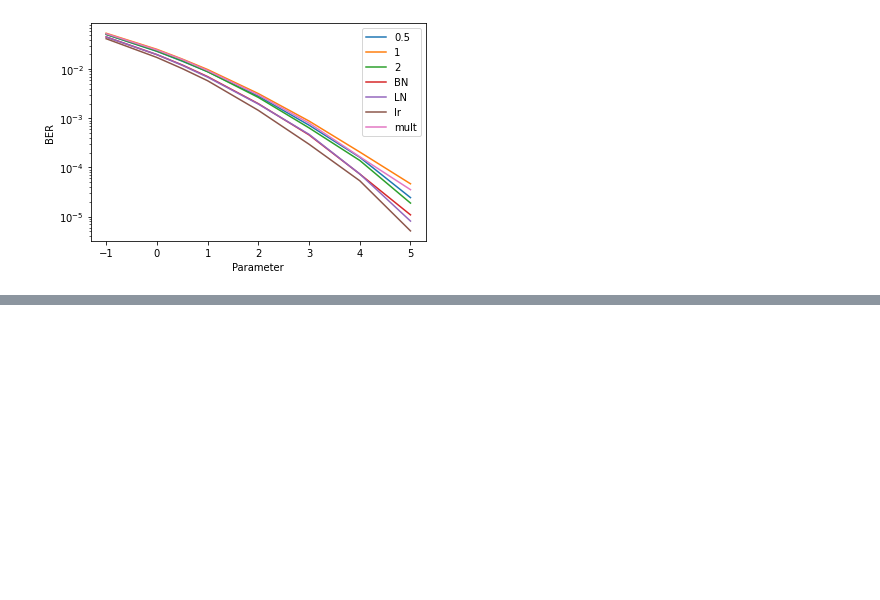
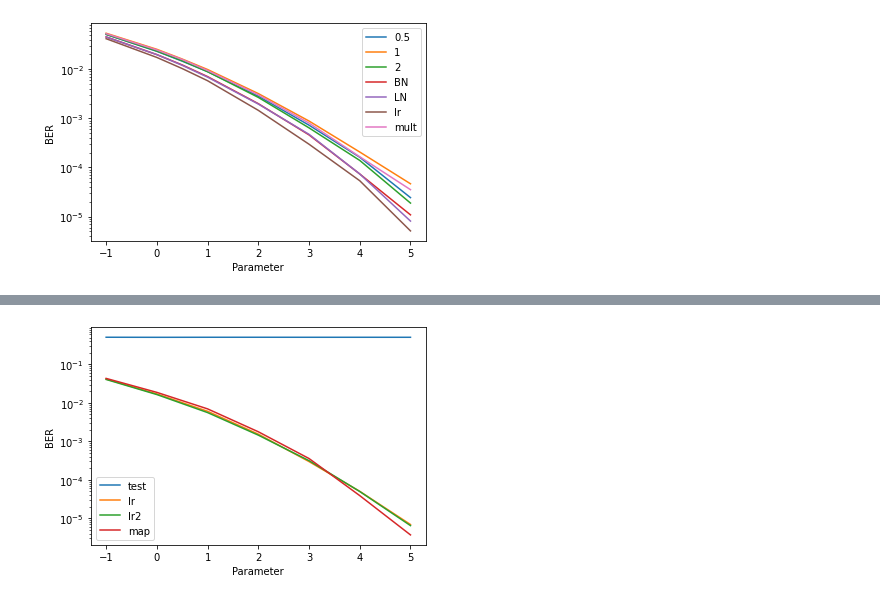
Before and after one commit to remzawi/deep_fec, a Jupyter notebook: OHAutoencoder_Plots.ipynb, the cells around one changed output, grey strips where cells are left out. Saved outputs shown, nothing was run; the diff lists cells and outputs as text; code cells hidden in the pictures; blank space fills up the shorter version.

```diff
--- a/OHAutoencoder_Plots.ipynb
+++ b/OHAutoencoder_Plots.ipynb
@@ -45,7 +48,7 @@ WARNING:tensorflow:No training configuration found in the save file, so the mode
 # %%
 from tensorflow.keras.models import load_model
 
-encoder1_test,decoder1_test=load_model('AWGNOHEncoder_test.h5',custom_objects={'AWGN':AWGN,'lambda':lambda x: tf.tanh(2/3*x)}),load_model('AWGNOHDecoder_test.h5',custom_objects={'AWGN':AWGN},compile=False)
+encoder_test,decoder_test=load_model('AWGNOHEncoder_test2.h5',custom_objects={'AWGN':AWGN,'Mish':Mish}),load_model('AWGNOHDecoder_test.h5',custom_objects={'AWGN':AWGN,'Mish':Mish},compile=False)
 encoder1_BN_lr,decoder1_BN_lr=load_model('AWGNOHEncoder_BN_lr.h5',custom_objects={'AWGN':AWGN}),load_model('AWGNOHDecoder_BN_lr.h5',custom_objects={'AWGN':AWGN},compile=False)
 encoder1_BN_lr2,decoder1_BN_lr2=load_model('AWGNOHEncoder_BN_lr2.h5',custom_objects={'AWGN':AWGN}),load_model('AWGNOHDecoder_BN_lr2.h5',custom_objects={'AWGN':AWGN},compile=False)
 
@@ -57,0 +63 @@ ValueError: Unknown activation function:<lambda>
+[figure, added]
```
Also changed, not shown: parts of 2 cells of this notebook, 2 other files.
